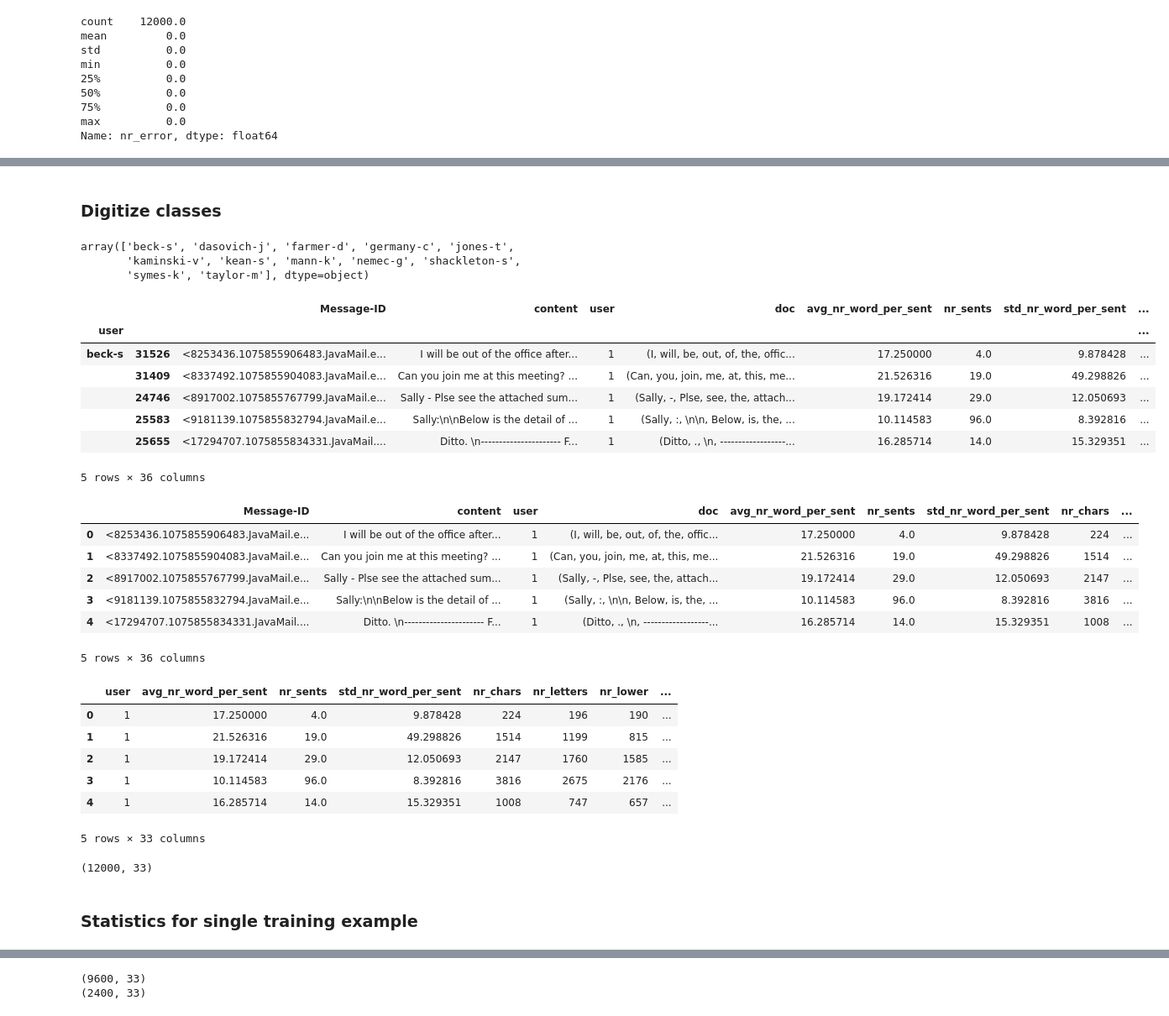
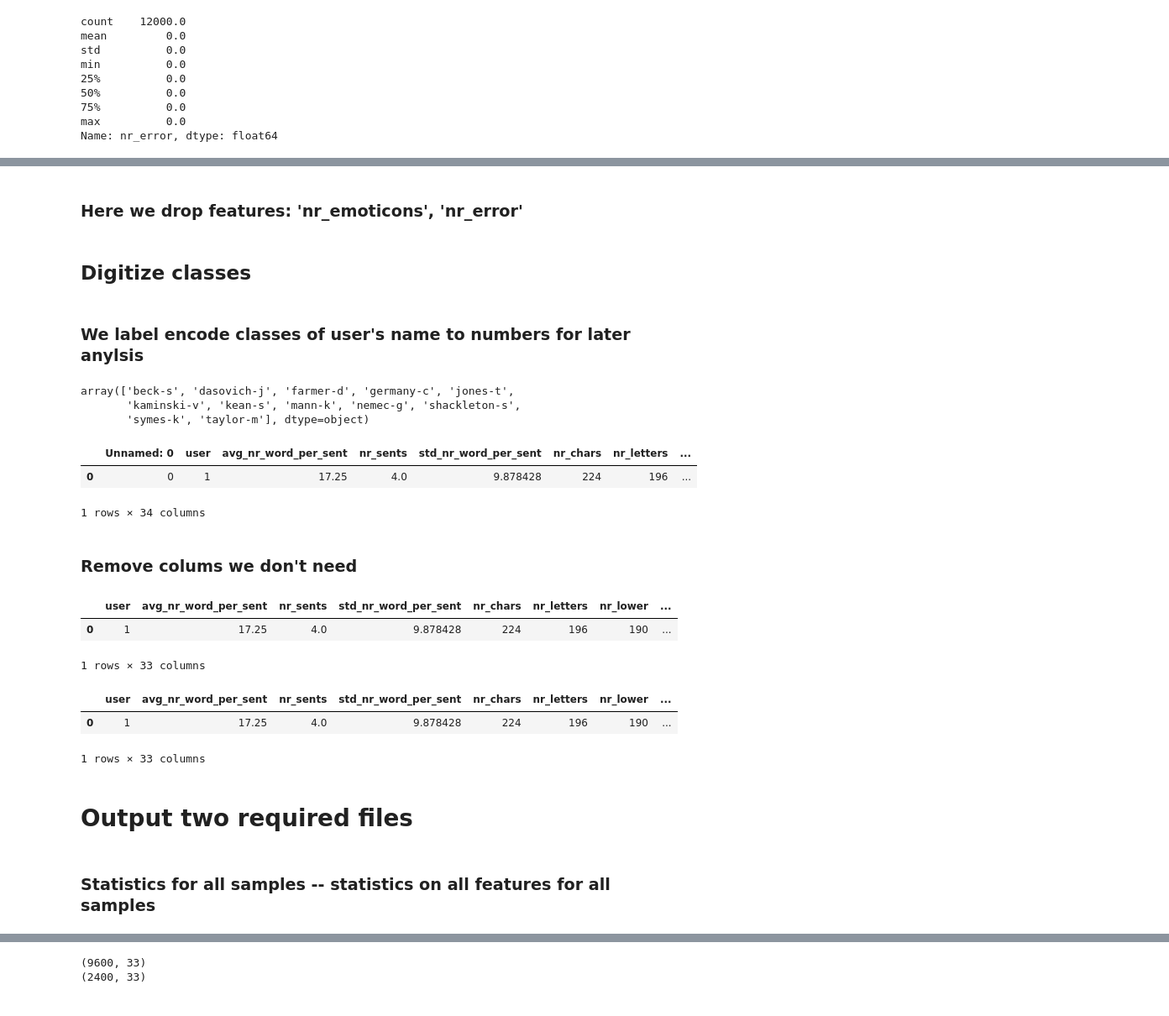
Before and after one commit to JingQin-JQ/Author-classification-Enron-email-database, a Jupyter notebook: src/Enron.ipynb, the cells around one changed output, grey strips where cells are left out. Shown at 84% size. Saved outputs shown, nothing was run; the diff lists cells and outputs as text; code cells hidden in the pictures.

Commit message:
Final commit before official submission: - Improve readme file and scripts - Add doc string - Add presentation file

```diff
--- a/src/Enron.ipynb
+++ b/src/Enron.ipynb
@@ -475,0 +309,3 @@ General Comments:
+# %%
+df_1000_12 = df_1000_12.join(df_1000_12.doc.apply(features.punctuation_based_features))
+df_1000_12.head(1)
@@ -500,8 +400,12 @@ Name: nr_greeting, dtype: float64
+# %% [markdown]
+### Here we drop features: 'nr_emoticons', 'nr_error'
 # %%
 columns = ['nr_emoticons', 'nr_error']
 df_1000_12.drop(columns, inplace=True, axis=1)
 # %% [markdown]
-### Digitize classes
+## Digitize classes
+# %% [markdown]
+### We label encode classes of user's name to numbers for later anylsis
 # %%
 df_1000_12.user.unique()
 # %% [output]
@@ -509,50 +413,36 @@ array(['beck-s', 'dasovich-j', 'farmer-d', 'germany-c', 'jones-t',
        'kaminski-v', 'kean-s', 'mann-k', 'nemec-g', 'shackleton-s',
        'symes-k', 'taylor-m'], dtype=object)
 # %%
-
 df_1000_12['user'] = df_1000_12['user'].map( {'beck-s': 1, 'dasovich-j': 2, 'farmer-d': 3, 'germany-c': 4,
                                               'jones-t': 5, 'kaminski-v': 6, 'kean-s': 7, 'mann-k': 8,
                                              'nemec-g': 9, 'shackleton-s': 10, 'symes-k': 11, 'taylor-m': 12} ).astype(int)
 
-df_1000_12.head()
+df_1000_12.head(1)
 # %% [output]
-|  |  | Message-ID | content | user | doc | avg_nr_word_per_sent | nr_sents | std_nr_word_per_sent | ... |
-| user |  |  |  |  |  |  |  |  | ... |
-| beck-s | 31526 | <8253436.1075855906483.JavaMail.e... | I will be out of the office after... | 1 | (I, will, be, out, of, the, offic... | 17.250000 | 4.0 | 9.878428 | ... |
-|  | 31409 | <8337492.1075855904083.JavaMail.e... | Can you join me at this meeting? ... | 1 | (Can, you, join, me, at, this, me... | 21.526316 | 19.0 | 49.298826 | ... |
-|  | 24746 | <8917002.1075855767799.JavaMail.e... | Sally - Plse see the attached sum... | 1 | (Sally, -, Plse, see, the, attach... | 19.172414 | 29.0 | 12.050693 | ... |
-|  | 25583 | <9181139.1075855832794.JavaMail.e... | Sally:\n\nBelow is the detail of ... | 1 | (Sally, :, \n\n, Below, is, the, ... | 10.114583 | 96.0 | 8.392816 | ... |
-|  | 25655 | <17294707.1075855834331.JavaMail.... | Ditto. \n---------------------- F... | 1 | (Ditto, ., \n, ------------------... | 16.285714 | 14.0 | 15.329351 | ... |
+|  | Unnamed: 0 | user | avg_nr_word_per_sent | nr_sents | std_nr_word_per_sent | nr_chars | nr_letters | ... |
+| 0 | 0 | 1 | 17.25 | 4.0 | 9.878428 | 224 | 196 | ... |
-5 rows × 36 columns
+1 rows × 34 columns
+# %% [markdown]
+### Remove colums we don't need
+# %%
+df_1000_12.drop(['doc', 'content', 'Message-ID'], axis=1, inplace=True)
+df_1000_12.head(1)
+# %% [output]
+|  | user | avg_nr_word_per_sent | nr_sents | std_nr_word_per_sent | nr_chars | nr_letters | nr_lower | ... |
+| 0 | 1 | 17.25 | 4.0 | 9.878428 | 224 | 196 | 190 | ... |
+1 rows × 33 columns
 # %%
 df_1000_12.index = list(range(len(df_1000_12.index)))
 # %%
-df_1000_12.head()
+df_1000_12.head(1)
 # %% [output]
-|  | Message-ID | content | user | doc | avg_nr_word_per_sent | nr_sents | std_nr_word_per_sent | nr_chars | ... |
-| 0 | <8253436.1075855906483.JavaMail.e... | I will be out of the office after... | 1 | (I, will, be, out, of, the, offic... | 17.250000 | 4.0 | 9.878428 | 224 | ... |
-| 1 | <8337492.1075855904083.JavaMail.e... | Can you join me at this meeting? ... | 1 | (Can, you, join, me, at, this, me... | 21.526316 | 19.0 | 49.298826 | 1514 | ... |
-| 2 | <8917002.1075855767799.JavaMail.e... | Sally - Plse see the attached sum... | 1 | (Sally, -, Plse, see, the, attach... | 19.172414 | 29.0 | 12.050693 | 2147 | ... |
-| 3 | <9181139.1075855832794.JavaMail.e... | Sally:\n\nBelow is the detail of ... | 1 | (Sally, :, \n\n, Below, is, the, ... | 10.114583 | 96.0 | 8.392816 | 3816 | ... |
-| 4 | <17294707.1075855834331.JavaMail.... | Ditto. \n---------------------- F... | 1 | (Ditto, ., \n, ------------------... | 16.285714 | 14.0 | 15.329351 | 1008 | ... |
+|  | user | avg_nr_word_per_sent | nr_sents | std_nr_word_per_sent | nr_chars | nr_letters | nr_lower | ... |
+| 0 | 1 | 17.25 | 4.0 | 9.878428 | 224 | 196 | 190 | ... |
-5 rows × 36 columns
+1 rows × 33 columns
-# %%
-df_1000_12.drop(['doc', 'content', 'Message-ID'], axis=1, inplace=True)
-df_1000_12.head()
-# %% [output]
-|  | user | avg_nr_word_per_sent | nr_sents | std_nr_word_per_sent | nr_chars | nr_letters | nr_lower | ... |
-| 0 | 1 | 17.250000 | 4.0 | 9.878428 | 224 | 196 | 190 | ... |
-| 1 | 1 | 21.526316 | 19.0 | 49.298826 | 1514 | 1199 | 815 | ... |
-| 2 | 1 | 19.172414 | 29.0 | 12.050693 | 2147 | 1760 | 1585 | ... |
-| 3 | 1 | 10.114583 | 96.0 | 8.392816 | 3816 | 2675 | 2176 | ... |
-| 4 | 1 | 16.285714 | 14.0 | 15.329351 | 1008 | 747 | 657 | ... |
-5 rows × 33 columns
-# %%
-df_1000_12.shape
-# %% [output]
-(12000, 33)
-# %% [markdown]
-### Statistics for single training example
+# %% [markdown]
+# Output two required files
+# %% [markdown]
+### Statistics for all samples -- statistics on all features for all samples
 # %%
 df_1000_12.to_csv("../result/Statistics_for_single_training_example.csv")
 # %% [markdown]
```
Also changed, not shown: parts of 134 cells of this notebook, 17 other files.
